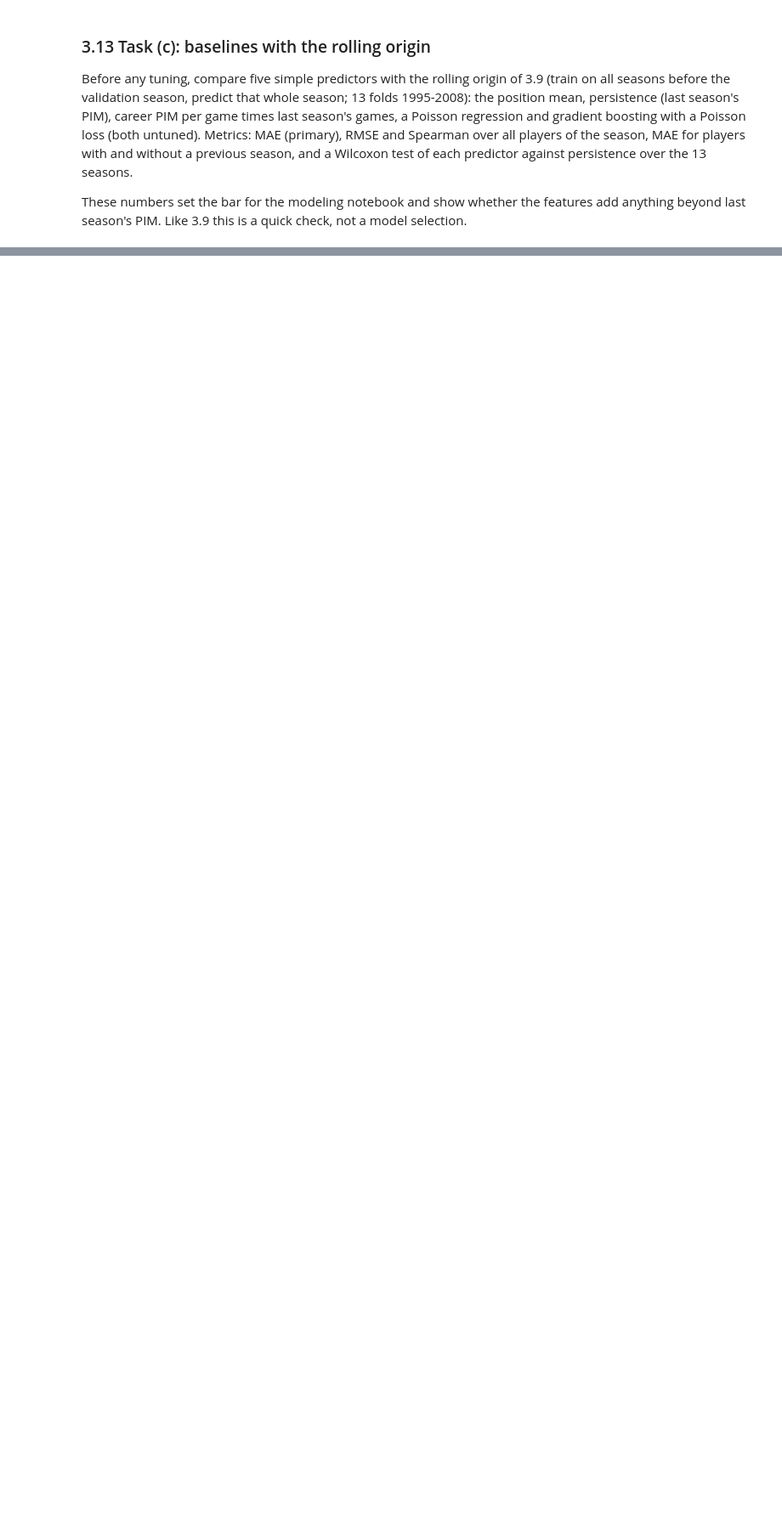
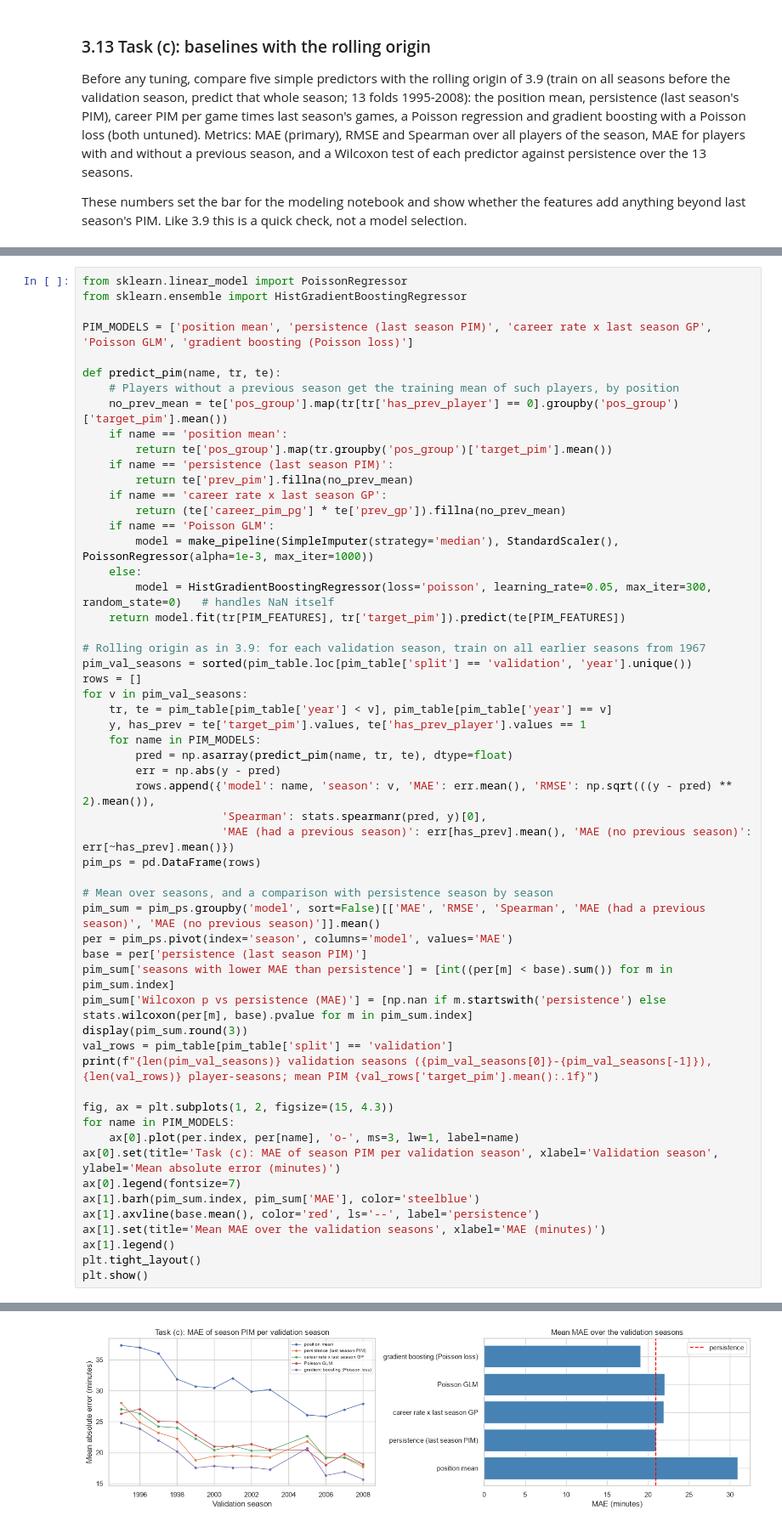
Before and after one commit to AmirMasnavi/hockey-season-prediction, a Jupyter notebook: notebooks/1_eda.ipynb, the cells around one changed output, grey strips where cells are left out. Shown at 85% size. Cells and saved outputs as stored; diff of their text form; blank space fills up the shorter version.

```diff
--- a/notebooks/1_eda.ipynb
+++ b/notebooks/1_eda.ipynb
@@ -2546,0 +2538,57 @@ Persistence is a strong baseline: MAE 21.0 minutes, a third lower than the posit
+# %%
+from sklearn.linear_model import PoissonRegressor
+from sklearn.ensemble import HistGradientBoostingRegressor
+
+PIM_MODELS = ['position mean', 'persistence (last season PIM)', 'career rate x last season GP', 'Poisson GLM', 'gradient boosting (Poisson loss)']
+
+def predict_pim(name, tr, te):
+    # Players without a previous season get the training mean of such players, by position
+    no_prev_mean = te['pos_group'].map(tr[tr['has_prev_player'] == 0].groupby('pos_group')['target_pim'].mean())
+    if name == 'position mean':
+        return te['pos_group'].map(tr.groupby('pos_group')['target_pim'].mean())
+    if name == 'persistence (last season PIM)':
+        return te['prev_pim'].fillna(no_prev_mean)
+    if name == 'career rate x last season GP':
+        return (te['career_pim_pg'] * te['prev_gp']).fillna(no_prev_mean)
+    if name == 'Poisson GLM':
+        model = make_pipeline(SimpleImputer(strategy='median'), StandardScaler(), PoissonRegressor(alpha=1e-3, max_iter=1000))
+    else:
+        model = HistGradientBoostingRegressor(loss='poisson', learning_rate=0.05, max_iter=300, random_state=0)   # handles NaN itself
+    return model.fit(tr[PIM_FEATURES], tr['target_pim']).predict(te[PIM_FEATURES])
+
+# Rolling origin as in 3.9: for each validation season, train on all earlier seasons from 1967
+pim_val_seasons = sorted(pim_table.loc[pim_table['split'] == 'validation', 'year'].unique())
+rows = []
+for v in pim_val_seasons:
+    tr, te = pim_table[pim_table['year'] < v], pim_table[pim_table['year'] == v]
+    y, has_prev = te['target_pim'].values, te['has_prev_player'].values == 1
+    for name in PIM_MODELS:
+        pred = np.asarray(predict_pim(name, tr, te), dtype=float)
+        err = np.abs(y - pred)
+        rows.append({'model': name, 'season': v, 'MAE': err.mean(), 'RMSE': np.sqrt(((y - pred) ** 2).mean()),
+                     'Spearman': stats.spearmanr(pred, y)[0],
+                     'MAE (had a previous season)': err[has_prev].mean(), 'MAE (no previous season)': err[~has_prev].mean()})
+pim_ps = pd.DataFrame(rows)
+
+# Mean over seasons, and a comparison with persistence season by season
+pim_sum = pim_ps.groupby('model', sort=False)[['MAE', 'RMSE', 'Spearman', 'MAE (had a previous season)', 'MAE (no previous season)']].mean()
+per = pim_ps.pivot(index='season', columns='model', values='MAE')
+base = per['persistence (last season PIM)']
+pim_sum['seasons with lower MAE than persistence'] = [int((per[m] < base).sum()) for m in pim_sum.index]
+pim_sum['Wilcoxon p vs persistence (MAE)'] = [np.nan if m.startswith('persistence') else stats.wilcoxon(per[m], base).pvalue for m in pim_sum.index]
+display(pim_sum.round(3))
+val_rows = pim_table[pim_table['split'] == 'validation']
+print(f"{len(pim_val_seasons)} validation seasons ({pim_val_seasons[0]}-{pim_val_seasons[-1]}), {len(val_rows)} player-seasons; mean PIM {val_rows['target_pim'].mean():.1f}")
+
+fig, ax = plt.subplots(1, 2, figsize=(15, 4.3))
+for name in PIM_MODELS:
+    ax[0].plot(per.index, per[name], 'o-', ms=3, lw=1, label=name)
+ax[0].set(title='Task (c): MAE of season PIM per validation season', xlabel='Validation season', ylabel='Mean absolute error (minutes)')
+ax[0].legend(fontsize=7)
+ax[1].barh(pim_sum.index, pim_sum['MAE'], color='steelblue')
+ax[1].axvline(base.mean(), color='red', ls='--', label='persistence')
+ax[1].set(title='Mean MAE over the validation seasons', xlabel='MAE (minutes)')
+ax[1].legend()
+plt.tight_layout()
+plt.show()
+# %% [output]
@@ -2546,0 +2603 @@ Persistence is a strong baseline: MAE 21.0 minutes, a third lower than the posit
+[figure, added]
```
Also changed, not shown: parts of 31 cells of this notebook, 4 other files.
